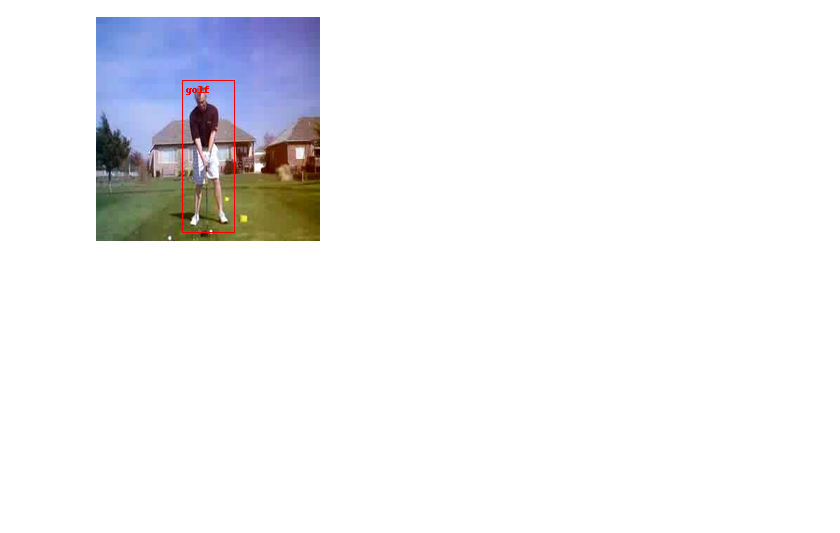
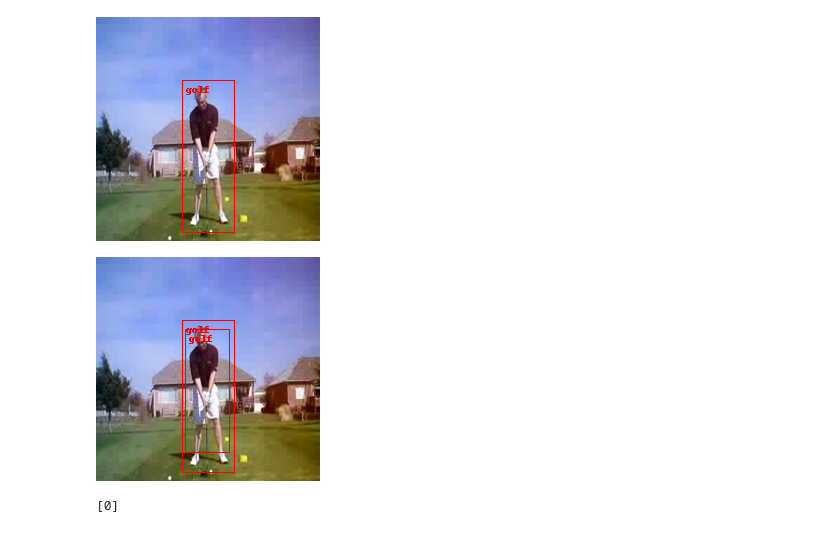
Before and after one commit to alvis-do/rcnn_human_activities_recognition, a Jupyter notebook: src/nonmax_suppression.ipynb, the cells around one changed output. Cells and saved outputs as stored; diff of their text form; code cells hidden in the pictures; blank space fills up the shorter version.

Commit message:
nonmax suppression

```diff
--- a/src/nonmax_suppression.ipynb
+++ b/src/nonmax_suppression.ipynb
@@ -101,6 +105,27 @@ box.y = 0.62291667
 box.w = 0.234375
 box.h = 0.67916667
 box.c = [0,0,0,1]
-draw_box([box],arr_img)
+nxt_ing = np.array(draw_box([box],arr_img))
+Image.fromarray(nxt_ing)
 # %% [output]
 [figure]
+# %%
+box1 = Box()
+box1.x = 0.5
+box1.y = 0.6
+box1.w = 0.2
+box1.h = 0.55
+box1.c = [0,0,0,1]
+draw_box([box1],nxt_ing)
+# %% [output]
+[figure, added]
+# %%
+bounding_boxes =np.asarray([[187, 82, 337, 317],[150, 67, 305, 282]],dtype=np.float32)
+confidence_score = np.asarray([0.9, 0.75],dtype=np.float32)
+
+with tf.Session() as sess:
+
+        nms = tf.image.non_max_suppression(bounding_boxes,confidence_score, max_output_size=10,iou_threshold=0.5)
+        print(nms.eval())
+# %% [output]
+[0]
```
Also changed, not shown: parts of 4 cells of this notebook.
